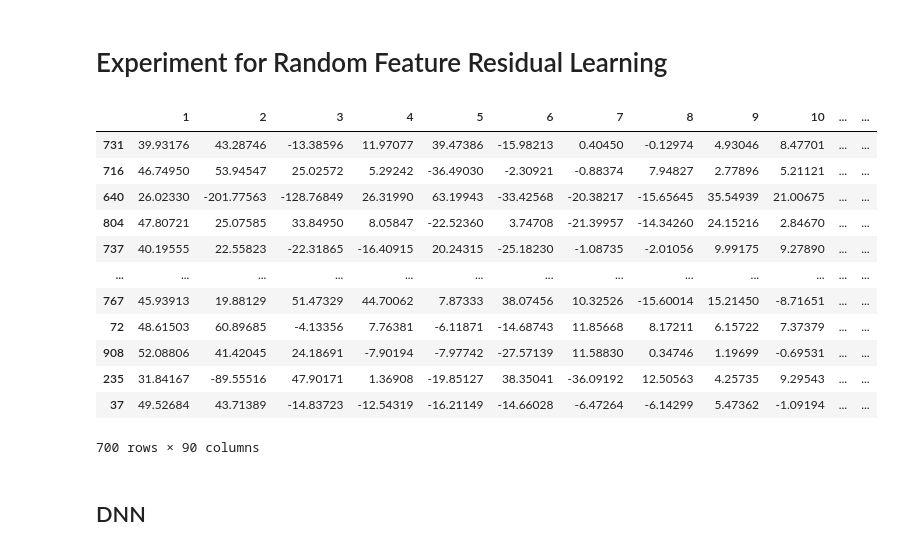
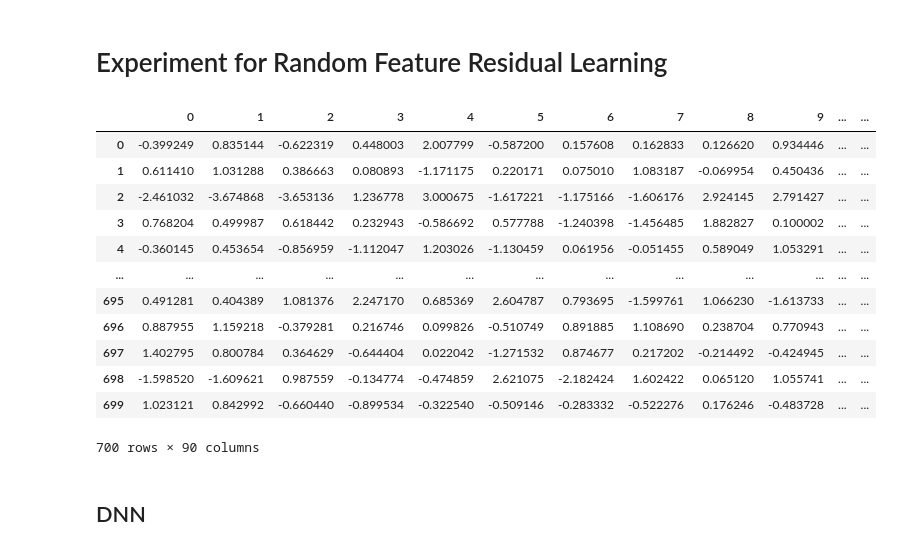
Before and after one commit to ZZZhyEva/Multi-layer-Kernel-Machine, a Jupyter notebook: Experiment-Random Feature Residual Learning.ipynb, the cells around one changed output. Cells and saved outputs as stored; diff of their text form; code cells hidden in the pictures.

```diff
--- a/Experiment-Random Feature Residual Learning.ipynb
+++ b/Experiment-Random Feature Residual Learning.ipynb
@@ -3,41 +3,50 @@
 # %%
 import pandas as pd
 import numpy as np
 import matplotlib.pyplot as plt
 import time
+from tqdm import tqdm
 from sklearn.metrics import mean_squared_error
 from sklearn.model_selection import train_test_split
 from sklearn.linear_model import LinearRegression
+from sklearn.linear_model import Ridge,RidgeCV
+from sklearn import preprocessing
+from sklearn.model_selection import cross_val_score
 
 import torch
 from torch.utils.data import Dataset,DataLoader
 from torch import optim
 import torch.nn as nn
 import torch.nn.functional as F
 
 df=pd.read_csv('YearPredictionMSD.txt',header=None,sep = ',')
-df=df.iloc[:1000]
+df=df.iloc[:1000] #smaller dataset
 train,test = train_test_split(df, train_size=0.7,random_state=1)
 train_y = train[0]
 test_y = test[0] #response:year
 train_x = train
 test_x = test
 del train_x[0]
 del test_x[0]
+total_x=pd.concat([train_x,test_x])
+x=preprocessing.StandardScaler().fit(total_x).transform(total_x) #normalize
+x=pd.DataFrame(x)
+train_x=x.iloc[:700]
+test_x=x.iloc[700:]
 train_x ##display the data
 # %% [output]
-|  | 1 | 2 | 3 | 4 | 5 | 6 | 7 | 8 | 9 | 10 | ... | ... |
-| 731 | 39.93176 | 43.28746 | -13.38596 | 11.97077 | 39.47386 | -15.98213 | 0.40450 | -0.12974 | 4.93046 | 8.47701 | ... | ... |
-| 716 | 46.74950 | 53.94547 | 25.02572 | 5.29242 | -36.49030 | -2.30921 | -0.88374 | 7.94827 | 2.77896 | 5.21121 | ... | ... |
-| 640 | 26.02330 | -201.77563 | -128.76849 | 26.31990 | 63.19943 | -33.42568 | -20.38217 | -15.65645 | 35.54939 | 21.00675 | ... | ... |
-| 804 | 47.80721 | 25.07585 | 33.84950 | 8.05847 | -22.52360 | 3.74708 | -21.39957 | -14.34260 | 24.15216 | 2.84670 | ... | ... |
-| 737 | 40.19555 | 22.55823 | -22.31865 | -16.40915 | 20.24315 | -25.18230 | -1.08735 | -2.01056 | 9.99175 | 9.27890 | ... | ... |
+|  | 0 | 1 | 2 | 3 | 4 | 5 | 6 | 7 | 8 | 9 | ... | ... |
+| 0 | -0.399249 | 0.835144 | -0.622319 | 0.448003 | 2.007799 | -0.587200 | 0.157608 | 0.162833 | 0.126620 | 0.934446 | ... | ... |
+| 1 | 0.611410 | 1.031288 | 0.386663 | 0.080893 | -1.171175 | 0.220171 | 0.075010 | 1.083187 | -0.069954 | 0.450436 | ... | ... |
+| 2 | -2.461032 | -3.674868 | -3.653136 | 1.236778 | 3.000675 | -1.617221 | -1.175166 | -1.606176 | 2.924145 | 2.791427 | ... | ... |
+| 3 | 0.768204 | 0.499987 | 0.618442 | 0.232943 | -0.586692 | 0.577788 | -1.240398 | -1.456485 | 1.882827 | 0.100002 | ... | ... |
+| 4 | -0.360145 | 0.453654 | -0.856959 | -1.112047 | 1.203026 | -1.130459 | 0.061956 | -0.051455 | 0.589049 | 1.053291 | ... | ... |
 | ... | ... | ... | ... | ... | ... | ... | ... | ... | ... | ... | ... | ... |
-| 767 | 45.93913 | 19.88129 | 51.47329 | 44.70062 | 7.87333 | 38.07456 | 10.32526 | -15.60014 | 15.21450 | -8.71651 | ... | ... |
-| 72 | 48.61503 | 60.89685 | -4.13356 | 7.76381 | -6.11871 | -14.68743 | 11.85668 | 8.17211 | 6.15722 | 7.37379 | ... | ... |
-| 908 | 52.08806 | 41.42045 | 24.18691 | -7.90194 | -7.97742 | -27.57139 | 11.58830 | 0.34746 | 1.19699 | -0.69531 | ... | ... |
-| 235 | 31.84167 | -89.55516 | 47.90171 | 1.36908 | -19.85127 | 38.35041 | -36.09192 | 12.50563 | 4.25735 | 9.29543 | ... | ... |
-| 37 | 49.52684 | 43.71389 | -14.83723 | -12.54319 | -16.21149 | -14.66028 | -6.47264 | -6.14299 | 5.47362 | -1.09194 | ... | ... |
+| 695 | 0.491281 | 0.404389 | 1.081376 | 2.247170 | 0.685369 | 2.604787 | 0.793695 | -1.599761 | 1.066230 | -1.613733 | ... | ... |
+| 696 | 0.887955 | 1.159218 | -0.379281 | 0.216746 | 0.099826 | -0.510749 | 0.891885 | 1.108690 | 0.238704 | 0.770943 | ... | ... |
+| 697 | 1.402795 | 0.800784 | 0.364629 | -0.644404 | 0.022042 | -1.271532 | 0.874677 | 0.217202 | -0.214492 | -0.424945 | ... | ... |
+| 698 | -1.598520 | -1.609621 | 0.987559 | -0.134774 | -0.474859 | 2.621075 | -2.182424 | 1.602422 | 0.065120 | 1.055741 | ... | ... |
+| 699 | 1.023121 | 0.842992 | -0.660440 | -0.899534 | -0.322540 | -0.509146 | -0.283332 | -0.522276 | 0.176246 | -0.483728 | ... | ... |
 700 rows × 90 columns
 # %% [markdown]
 ## DNN
```
Also changed, not shown: parts of 18 cells of this notebook.
